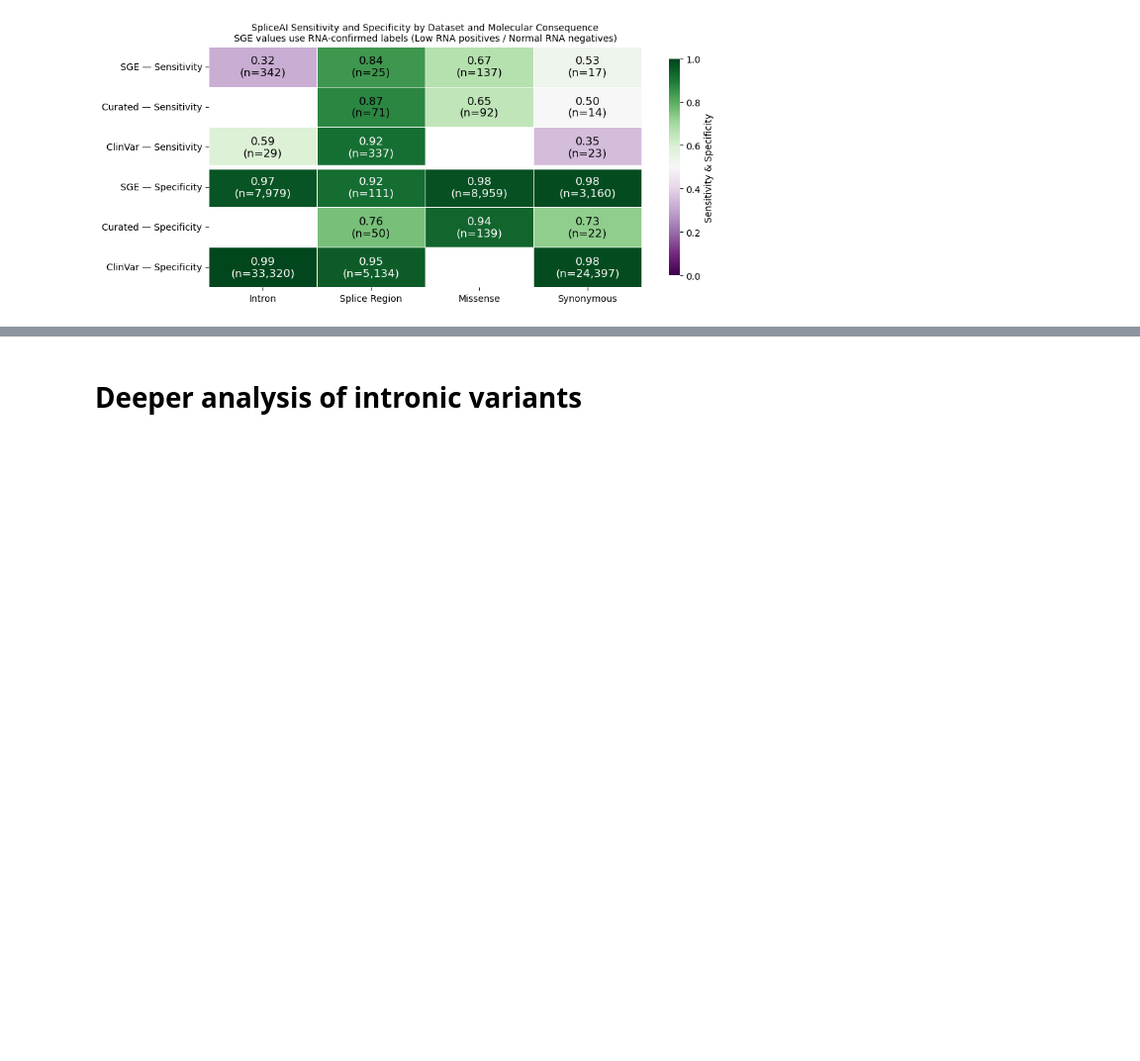
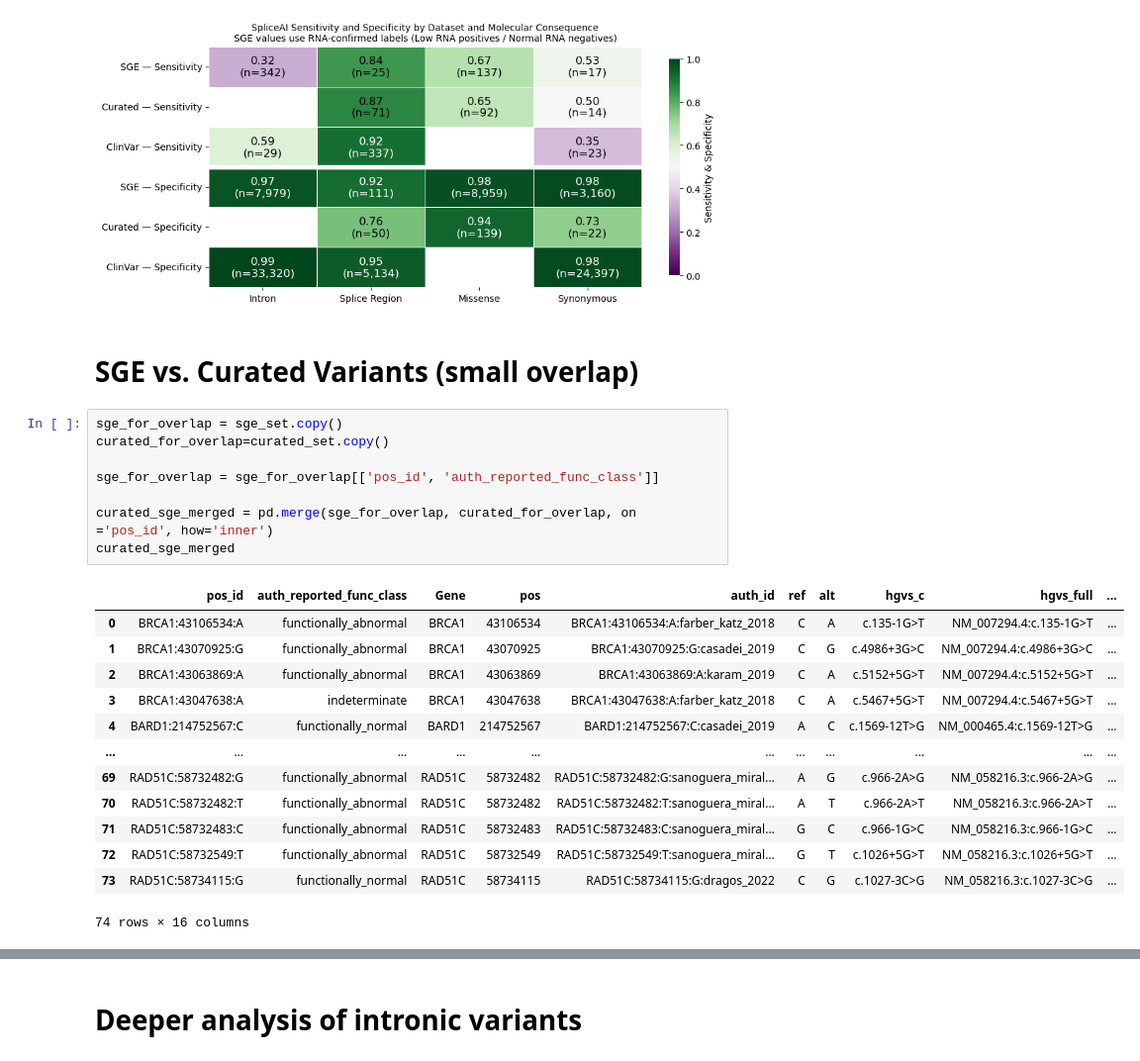
Before and after one commit to ivanw314/PillarProject_CAVA_Analysis, a Jupyter notebook: Notebooks/PP_SpliceAI_Joint_benchmarking.ipynb, the cells around one changed output, grey strips where cells are left out. Shown at 99% size. Cells and saved outputs as stored; diff of their text form; blank space fills up the shorter version.

Commit message:
Update PP_SpliceAI_Joint_benchmarking.ipynb
Added SGE and Splice vs. the curated set

```diff
--- a/Notebooks/PP_SpliceAI_Joint_benchmarking.ipynb
+++ b/Notebooks/PP_SpliceAI_Joint_benchmarking.ipynb
@@ -961,3 +961,27 @@ fig.savefig('/Users/ivan/Desktop/pillar_project_figs/revision_qc_plots/pathomech
 plt.show()
 # %% [output]
 [figure]
+# %% [markdown]
+# SGE vs. Curated Variants (small overlap)
+# %%
+sge_for_overlap = sge_set.copy()
+curated_for_overlap=curated_set.copy()
+
+sge_for_overlap = sge_for_overlap[['pos_id', 'auth_reported_func_class']]
+
+curated_sge_merged = pd.merge(sge_for_overlap, curated_for_overlap, on ='pos_id', how='inner')
+curated_sge_merged
+# %% [output]
+|  | pos_id | auth_reported_func_class | Gene | pos | auth_id | ref | alt | hgvs_c | hgvs_full | ... |
+| 0 | BRCA1:43106534:A | functionally_abnormal | BRCA1 | 43106534 | BRCA1:43106534:A:farber_katz_2018 | C | A | c.135-1G>T | NM_007294.4:c.135-1G>T | ... |
+| 1 | BRCA1:43070925:G | functionally_abnormal | BRCA1 | 43070925 | BRCA1:43070925:G:casadei_2019 | C | G | c.4986+3G>C | NM_007294.4:c.4986+3G>C | ... |
+| 2 | BRCA1:43063869:A | functionally_abnormal | BRCA1 | 43063869 | BRCA1:43063869:A:karam_2019 | C | A | c.5152+5G>T | NM_007294.4:c.5152+5G>T | ... |
+| 3 | BRCA1:43047638:A | indeterminate | BRCA1 | 43047638 | BRCA1:43047638:A:farber_katz_2018 | C | A | c.5467+5G>T | NM_007294.4:c.5467+5G>T | ... |
+| 4 | BARD1:214752567:C | functionally_normal | BARD1 | 214752567 | BARD1:214752567:C:casadei_2019 | A | C | c.1569-12T>G | NM_000465.4:c.1569-12T>G | ... |
+| ... | ... | ... | ... | ... | ... | ... | ... | ... | ... | ... |
+| 69 | RAD51C:58732482:G | functionally_abnormal | RAD51C | 58732482 | RAD51C:58732482:G:sanoguera_miral... | A | G | c.966-2A>G | NM_058216.3:c.966-2A>G | ... |
+| 70 | RAD51C:58732482:T | functionally_abnormal | RAD51C | 58732482 | RAD51C:58732482:T:sanoguera_miral... | A | T | c.966-2A>T | NM_058216.3:c.966-2A>T | ... |
+| 71 | RAD51C:58732483:C | functionally_abnormal | RAD51C | 58732483 | RAD51C:58732483:C:sanoguera_miral... | G | C | c.966-1G>C | NM_058216.3:c.966-1G>C | ... |
+| 72 | RAD51C:58732549:T | functionally_abnormal | RAD51C | 58732549 | RAD51C:58732549:T:sanoguera_miral... | G | T | c.1026+5G>T | NM_058216.3:c.1026+5G>T | ... |
+| 73 | RAD51C:58734115:G | functionally_normal | RAD51C | 58734115 | RAD51C:58734115:G:dragos_2022 | C | G | c.1027-3C>G | NM_058216.3:c.1027-3C>G | ... |
+74 rows × 16 columns
```
Also changed, not shown: parts of 1 cell of this notebook.
